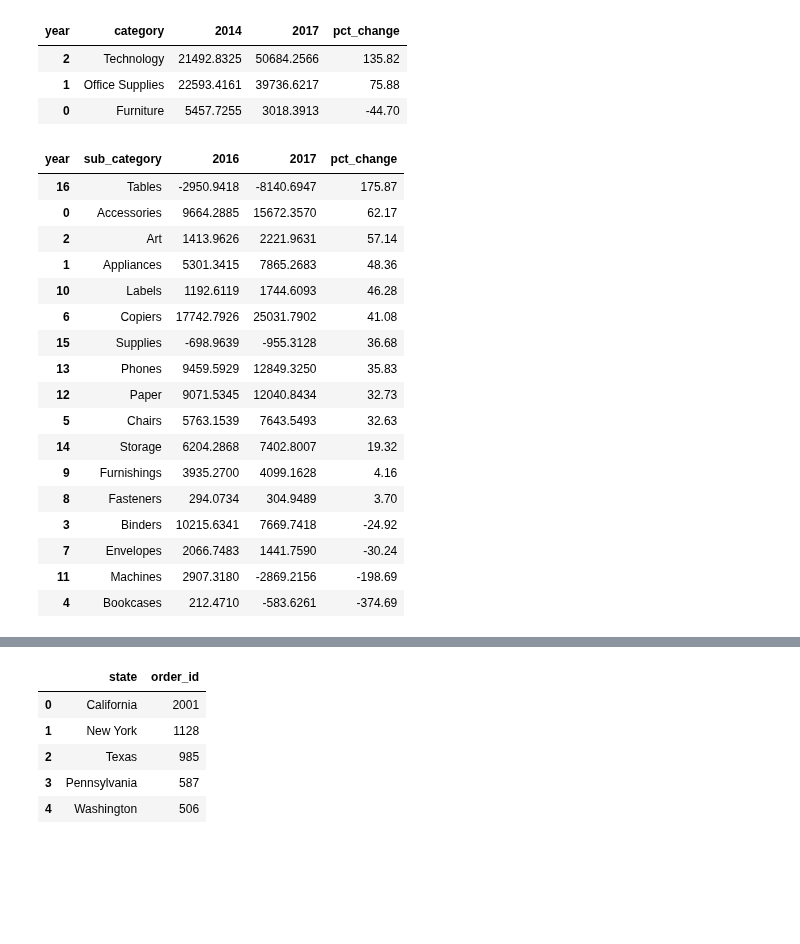
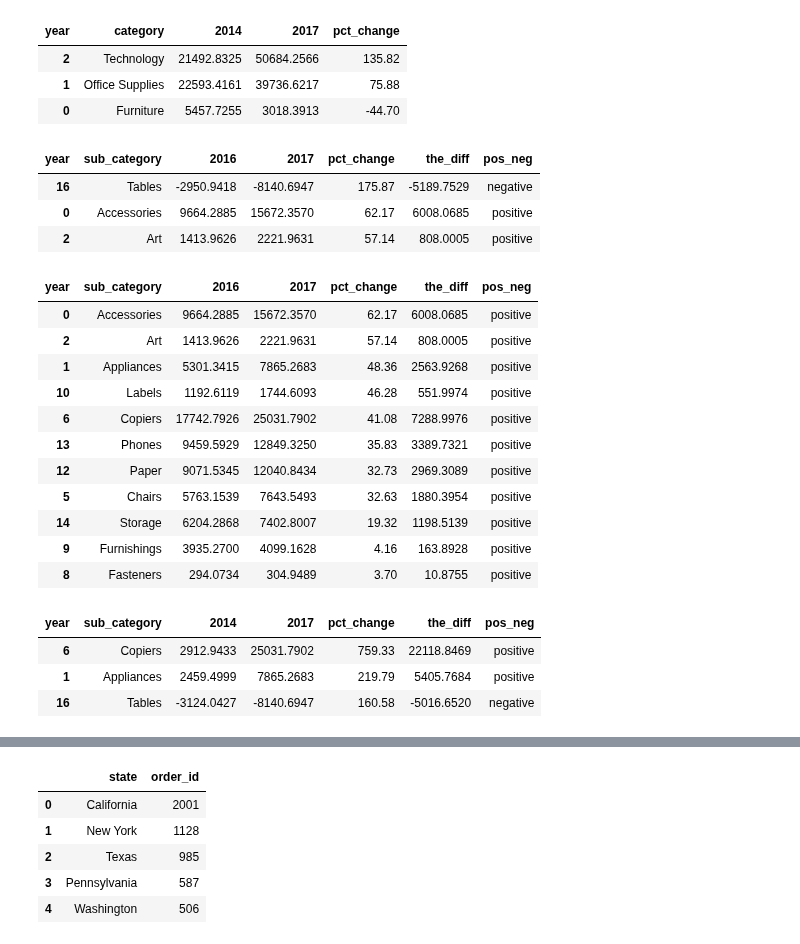
Before and after one commit to Dilcia19/superstore, a Jupyter notebook: notebooks/analysis_in_py.ipynb, the cells around one changed output, grey strips where cells are left out. Saved outputs shown, nothing was run; the diff lists cells and outputs as text; code cells hidden in the pictures; blank space fills up the shorter version.

```diff
--- a/notebooks/analysis_in_py.ipynb
+++ b/notebooks/analysis_in_py.ipynb
@@ -253,30 +253,54 @@ top_3_category_a
 | 2 | Technology | 21492.8325 | 50684.2566 | 135.82 |
 | 1 | Office Supplies | 22593.4161 | 39736.6217 | 75.88 |
 | 0 | Furniture | 5457.7255 | 3018.3913 | -44.70 |
+# %%
+# top 5 category % change by year
+# USE THIS
+# Needs Rename
+
+top_3_category_b = store_records[['product_id', 'product_name','sub_category','profit','year']].groupby(['sub_category','year']).agg({'product_id':'count','profit':'sum'}).rename(columns={'product_id':'product_id_count'}).sort_values(by='profit', ascending=False).reset_index()
+top_3_category_b = top_3_category_b[top_3_category_b['year'].isin([2016, 2017])]
+top_3_category_b = top_3_category_b.pivot(index='sub_category', columns='year', values='profit').reset_index()
+top_3_category_b['pct_change'] = (top_3_category_b[2017] - top_3_category_b[2016]) / top_3_category_b[2016] * 100
+top_3_category_b['pct_change'] = top_3_category_b['pct_change'].round(2)
+top_3_category_b['the_diff'] = top_3_category_b[2017] - top_3_category_b[2016]
+top_3_category_b['pos_neg'] = top_3_category_b['the_diff'].apply(lambda x: 'positive' if x > 0 else 'negative')
+top_3_category_b = top_3_category_b.sort_values(by='pct_change', ascending=False)
+top_3_category_b.head(3)
+# %% [output]
+| year | sub_category | 2016 | 2017 | pct_change | the_diff | pos_neg |
+| 16 | Tables | -2950.9418 | -8140.6947 | 175.87 | -5189.7529 | negative |
+| 0 | Accessories | 9664.2885 | 15672.3570 | 62.17 | 6008.0685 | positive |
+| 2 | Art | 1413.9626 | 2221.9631 | 57.14 | 808.0005 | positive |
+# %%
+top_3_category_filtered = top_3_category_b[top_3_category_b['pos_neg'] == 'positive']
+top_3_category_filtered = top_3_category_filtered.sort_values(by='pct_change', ascending=False)
+top_3_category_filtered
+# %% [output]
+| year | sub_category | 2016 | 2017 | pct_change | the_diff | pos_neg |
+| 0 | Accessories | 9664.2885 | 15672.3570 | 62.17 | 6008.0685 | positive |
+| 2 | Art | 1413.9626 | 2221.9631 | 57.14 | 808.0005 | positive |
+| 1 | Appliances | 5301.3415 | 7865.2683 | 48.36 | 2563.9268 | positive |
+| 10 | Labels | 1192.6119 | 1744.6093 | 46.28 | 551.9974 | positive |
+| 6 | Copiers | 17742.7926 | 25031.7902 | 41.08 | 7288.9976 | positive |
+| 13 | Phones | 9459.5929 | 12849.3250 | 35.83 | 3389.7321 | positive |
+| 12 | Paper | 9071.5345 | 12040.8434 | 32.73 | 2969.3089 | positive |
+| 5 | Chairs | 5763.1539 | 7643.5493 | 32.63 | 1880.3954 | positive |
+| 14 | Storage | 6204.2868 | 7402.8007 | 19.32 | 1198.5139 | positive |
+| 9 | Furnishings | 3935.2700 | 4099.1628 | 4.16 | 163.8928 | positive |
+| 8 | Fasteners | 294.0734 | 304.9489 | 3.70 | 10.8755 | positive |
 # %%
 top_3_category_b = store_records[['product_id', 'product_name','sub_category','profit','year']].groupby(['sub_category','year']).agg({'product_id':'count','profit':'sum'}).rename(columns={'product_id':'product_id_count'}).sort_values(by='profit', ascending=False).reset_index()
-top_3_category_b = top_3_category_b[top_3_category_b['year'].isin([2016, 2017])]
+top_3_category_b = top_3_category_b[top_3_category_b['year'].isin([2014, 2017])]
 top_3_category_b = top_3_category_b.pivot(index='sub_category', columns='year', values='profit').reset_index()
-top_3_category_b['pct_change'] = (top_3_category_b[2017] - top_3_category_b[2016]) / top_3_category_b[2016] * 100
+top_3_category_b['pct_change'] = (top_3_category_b[2017] - top_3_category_b[2014]) / top_3_category_b[2014] * 100
 top_3_category_b['pct_change'] = top_3_category_b['pct_change'].round(2)
+top_3_category_b['the_diff'] = top_3_category_b[2017] - top_3_category_b[2014]
+top_3_category_b['pos_neg'] = top_3_category_b['the_diff'].apply(lambda x: 'positive' if x > 0 else 'negative')
 top_3_category_b = top_3_category_b.sort_values(by='pct_change', ascending=False)
-top_3_category_b
+top_3_category_b.head(3)
 # %% [output]
-| year | sub_category | 2016 | 2017 | pct_change |
-| 16 | Tables | -2950.9418 | -8140.6947 | 175.87 |
-| 0 | Accessories | 9664.2885 | 15672.3570 | 62.17 |
-| 2 | Art | 1413.9626 | 2221.9631 | 57.14 |
-| 1 | Appliances | 5301.3415 | 7865.2683 | 48.36 |
-| 10 | Labels | 1192.6119 | 1744.6093 | 46.28 |
-| 6 | Copiers | 17742.7926 | 25031.7902 | 41.08 |
-| 15 | Supplies | -698.9639 | -955.3128 | 36.68 |
-| 13 | Phones | 9459.5929 | 12849.3250 | 35.83 |
-| 12 | Paper | 9071.5345 | 12040.8434 | 32.73 |
-| 5 | Chairs | 5763.1539 | 7643.5493 | 32.63 |
-| 14 | Storage | 6204.2868 | 7402.8007 | 19.32 |
-| 9 | Furnishings | 3935.2700 | 4099.1628 | 4.16 |
-| 8 | Fasteners | 294.0734 | 304.9489 | 3.70 |
-| 3 | Binders | 10215.6341 | 7669.7418 | -24.92 |
-| 7 | Envelopes | 2066.7483 | 1441.7590 | -30.24 |
-| 11 | Machines | 2907.3180 | -2869.2156 | -198.69 |
-| 4 | Bookcases | 212.4710 | -583.6261 | -374.69 |
+| year | sub_category | 2014 | 2017 | pct_change | the_diff | pos_neg |
+| 6 | Copiers | 2912.9433 | 25031.7902 | 759.33 | 22118.8469 | positive |
+| 1 | Appliances | 2459.4999 | 7865.2683 | 219.79 | 5405.7684 | positive |
+| 16 | Tables | -3124.0427 | -8140.6947 | 160.58 | -5016.6520 | negative |
```
Also changed, not shown: parts of 2 cells of this notebook.
